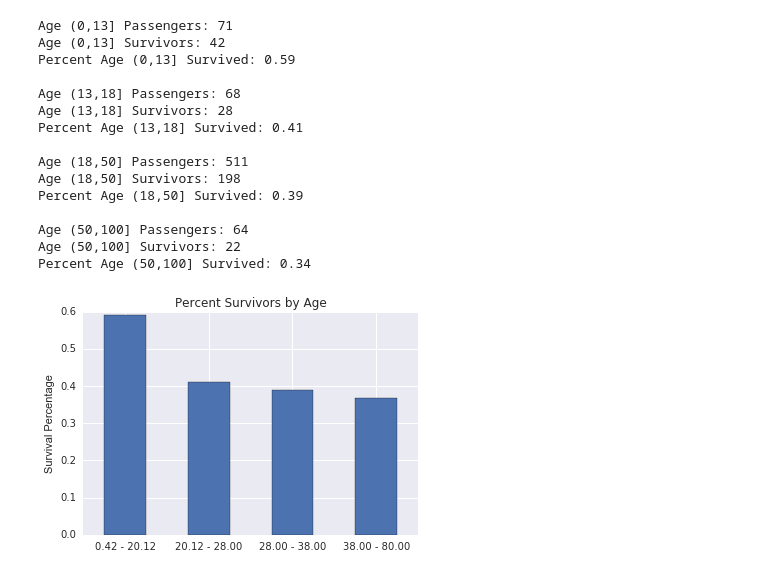
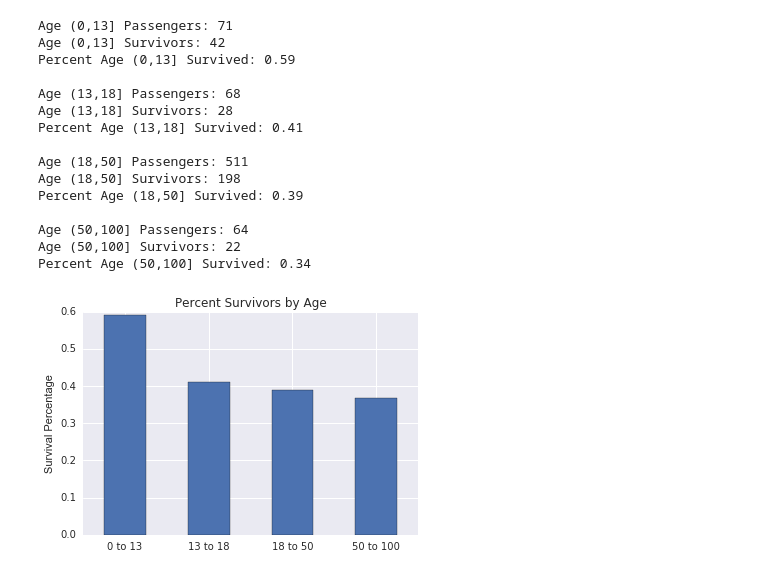
Before and after one commit to dcblum/TitanicDataSet, a Jupyter notebook: Titanic_Analysis.ipynb, the cells around one changed output. Saved outputs shown, nothing was run; the diff lists cells and outputs as text; code cells hidden in the pictures.

```diff
--- a/Titanic_Analysis.ipynb
+++ b/Titanic_Analysis.ipynb
@@ -343,14 +342,9 @@ Percent Age (18,50] Survived: 0.39
 Age (50,100] Passengers: 64
 Age (50,100] Survivors: 22
 Percent Age (50,100] Survived: 0.34
-# %%
-# Graph Percent Survivors by Age
-
-plot_bar_values([num_age_olq_per, num_age_ilq_per, num_age_iuq_per, num_age_ouq_per],
-                ["%.2f - %.2f" % (age_olq[0], age_olq[1]),
-                 "%.2f - %.2f" % (age_ilq[0], age_ilq[1]),
-                 "%.2f - %.2f" % (age_iuq[0], age_iuq[1]),
-                 "%.2f - %.2f" % (age_ouq[0], age_ouq[1])],
-                "Age")
-# %% [output]
-[figure, removed]
+# %%
+# Graph Percent Survivors by Age
+plot_bar_values([num_age_olq_per, num_age_ilq_per, num_age_iuq_per, num_age_ouq_per],
+                ["0 to 13","13 to 18","18 to 50","50 to 100"],"Age")
+# %% [output]
+[figure, added]
```
Also changed, not shown: parts of 1 cell of this notebook.
